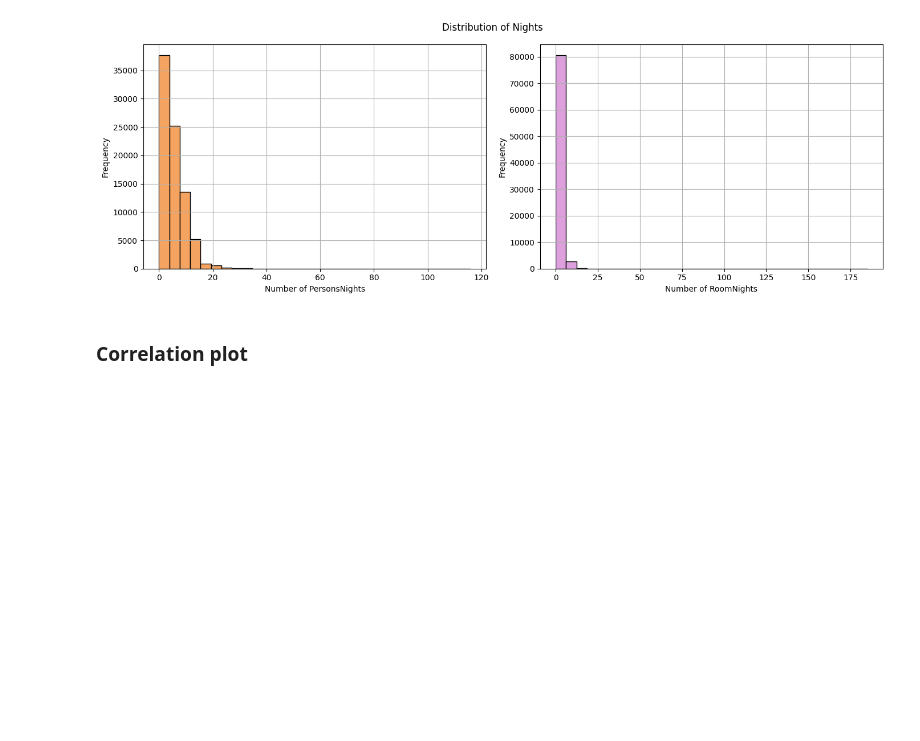
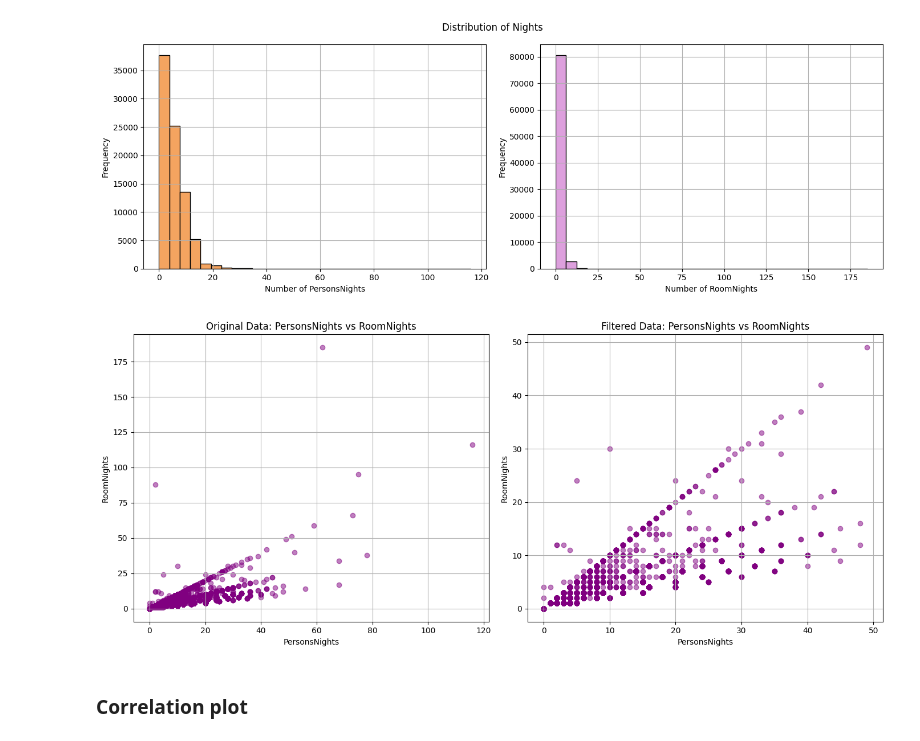
Before and after one commit to domala81/Customer-Segmentaion-with-Spark-MLlib, a Jupyter notebook: hotel_customer_segmentation.ipynb, the cells around one changed output. Drawn from its saved outputs; the diff is of its cells as text; code cells hidden in the pictures; blank space fills up the shorter version.

```diff
--- a/hotel_customer_segmentation.ipynb
+++ b/hotel_customer_segmentation.ipynb
@@ -236,2 +283,36 @@ plt.show()
+# %%
+from pyspark.sql.functions import col
+import matplotlib.pyplot as plt
+
+# Define the data for PersonsNights and RoomNights
+persons_nights = df.select('PersonsNights').toPandas()
+room_nights = df.select('RoomNights').toPandas()
+
+# Create scatter plot for PersonsNights vs RoomNights (Original Data)
+plt.figure(figsize=(14, 6))
+plt.subplot(1, 2, 1)
+plt.scatter(persons_nights['PersonsNights'], room_nights['RoomNights'], color='purple', alpha=0.5)
+plt.title('Original Data: PersonsNights vs RoomNights')
+plt.xlabel('PersonsNights')
+plt.ylabel('RoomNights')
+plt.grid(True)
+
+# Filter the data
+dff = df.where(col("PersonsNights") < 50).where(col("RoomNights") < 50)
+persons_nights_ = dff.select('PersonsNights').toPandas()
+room_nights_ = dff.select('RoomNights').toPandas()
+
+# Create scatter plot for PersonsNights vs RoomNights (Filtered Data)
+plt.subplot(1, 2, 2)
+plt.scatter(persons_nights_['PersonsNights'], room_nights_['RoomNights'], color='purple', alpha=0.5)
+plt.title('Filtered Data: PersonsNights vs RoomNights')
+plt.xlabel('PersonsNights')
+plt.ylabel('RoomNights')
+plt.grid(True)
+
+plt.tight_layout()
+plt.show()
+# %% [output]
+[figure, added]
 # %% [markdown]
 ### Correlation plot
```
Also changed, not shown: parts of 35 cells of this notebook, 3 other files.
